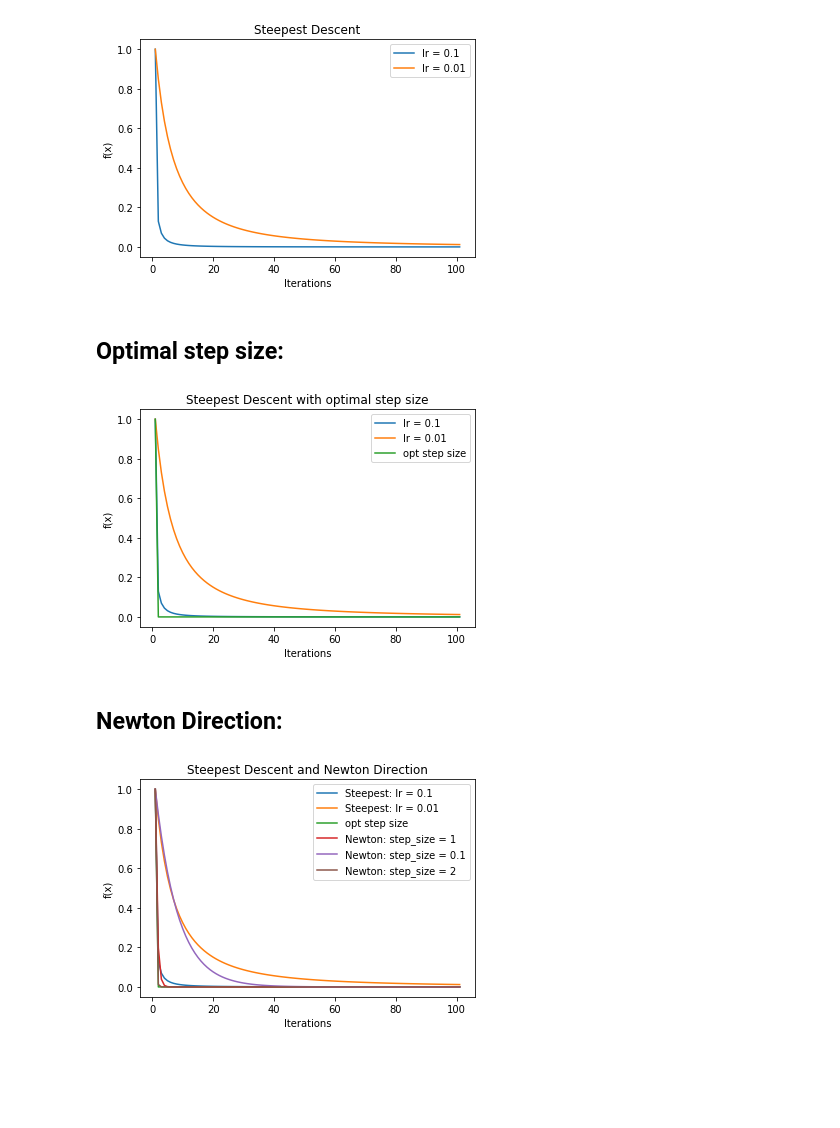
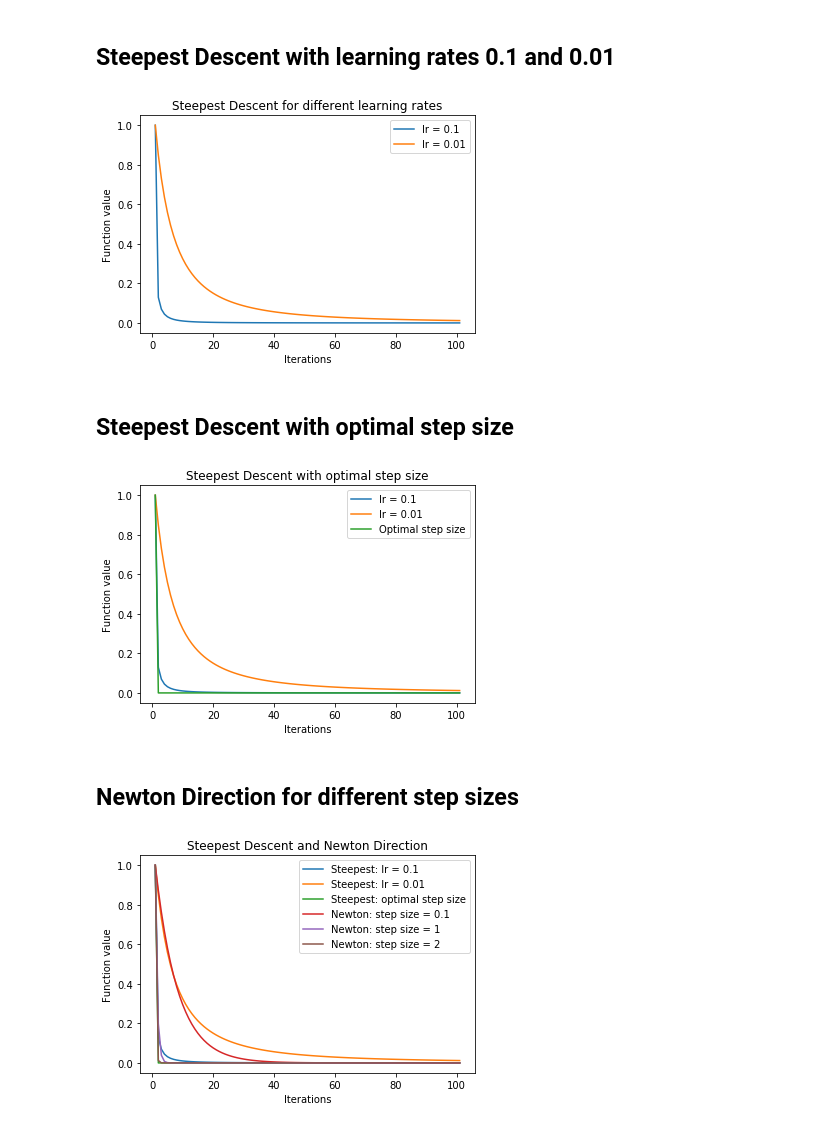
Before and after one commit to apoorva43/CSE-291, a Jupyter notebook: Q2.ipynb, the cells around one changed output. Drawn from its saved outputs; the diff is of its cells as text; code cells hidden in the pictures; blank space fills up the shorter version.

```diff
--- a/Q2.ipynb
+++ b/Q2.ipynb
@@ -3,3 +1,5 @@
+# %% [markdown]
+## Steepest Descent with learning rates 0.1 and 0.01
 # %%
 # f(x) = x^4
 def f(x):
@@ -27,59 +27,61 @@ sp_1 = steepest_descent(1, 0.1, 100)
 # %%
 # learning rate = 0.01
-sp_2 = steepest_descent(1, 0.01, 100)
+sd_2 = steepest_descent(1, 0.01, 100)
 # %%
 %matplotlib inline
 import matplotlib.pyplot as plt
 import numpy as np
 
 iterations = np.arange(1, 102)
-plt.plot(iterations, sp_1, label = 'lr = 0.1')
-plt.plot(iterations, sp_2, label = 'lr = 0.01')
+plt.plot(iterations, sd_1, label = 'lr = 0.1')
+plt.plot(iterations, sd_2, label = 'lr = 0.01')
 plt.xlabel('Iterations')
-plt.ylabel('f(x)')
+plt.ylabel('Function value')
 plt.legend()
-plt.title('Steepest Descent')
+plt.title('Steepest Descent for different learning rates')
+plt.savefig('2_a.png')
 plt.show()
 # %% [output]
-[figure, old version]
+[figure, new version]
 # %% [markdown]
-## Optimal step size:
+## Steepest Descent with optimal step size
 # %%
 # get the optimal step size
-def opt_step_size(x):
+def optimal_step_size(x):
     if x == 0: # float division by zero
         x = 1e-50
     return 1 / (4 * (x**2))
 # %%
-# steepest descent with exact line search
-def steepest_descent_opt(initial_x, iterations):
+# steepest descent with exact line search to find optimal step size
+def steepest_descent_optimal(initial_x, iterations):
     f_x = []
     x = initial_x
     f_x.append(f(x))
     for i in range(iterations):
-        step_size = opt_step_size(x)
+        step_size = optimal_step_size(x)
         x_ = x - step_size * f_1(x)
         x = x_
         f_x.append(f(x))
 
     return f_x
 # %%
-# steepest descent at optimal step size
-sd_opt = steepest_descent_opt(1, 100)
+# at optimal step size
+sd_opt = steepest_descent_optimal(1, 100)
 # %%
 iterations = np.arange(1, 102)
-plt.plot(iterations, sp_1, label = 'lr = 0.1')
-plt.plot(iterations, sp_2, label = 'lr = 0.01')
-plt.plot(iterations, sd_opt, label = 'opt step size')
+plt.plot(iterations, sd_1, label = 'lr = 0.1')
+plt.plot(iterations, sd_2, label = 'lr = 0.01')
+plt.plot(iterations, sd_opt, label = 'Optimal step size')
 plt.xlabel('Iterations')
-plt.ylabel('f(x)')
+plt.ylabel('Function value')
 plt.legend()
 plt.title('Steepest Descent with optimal step size')
+plt.savefig('2_b.png')
 plt.show()
 # %% [output]
-[figure, old version]
+[figure, new version]
 # %% [markdown]
-## Newton Direction:
+## Newton Direction for different step sizes
 # %%
 # f''(x) = 12x^2
 # 2nd derivative of f(x)
@@ -108,16 +110,17 @@ nd_2 = newton_method(1, 0.1, 100)
 nd_3 = newton_method(1, 2, 100)
 # %%
 iterations = np.arange(1, 102)
-plt.plot(iterations, sp_1, label = 'Steepest: lr = 0.1')
-plt.plot(iterations, sp_2, label = 'Steepest: lr = 0.01')
-plt.plot(iterations, sd_opt, label = 'opt step size')
-plt.plot(iterations, nd_1, label = 'Newton: step_size = 1')
-plt.plot(iterations, nd_2, label = 'Newton: step_size = 0.1')
-plt.plot(iterations, nd_3, label = 'Newton: step_size = 2')
+plt.plot(iterations, sd_1, label = 'Steepest: lr = 0.1')
+plt.plot(iterations, sd_2, label = 'Steepest: lr = 0.01')
+plt.plot(iterations, sd_opt, label = 'Steepest: optimal step size')
+plt.plot(iterations, nd_2, label = 'Newton: step size = 0.1')
+plt.plot(iterations, nd_1, label = 'Newton: step size = 1')
+plt.plot(iterations, nd_3, label = 'Newton: step size = 2')
 plt.xlabel('Iterations')
-plt.ylabel('f(x)')
+plt.ylabel('Function value')
 plt.legend()
 plt.title('Steepest Descent and Newton Direction')
+plt.savefig('2_c.png')
 plt.show()
 # %% [output]
-[figure, old version]
+[figure, new version]
```
Also changed, not shown: parts of 3 cells of this notebook.
